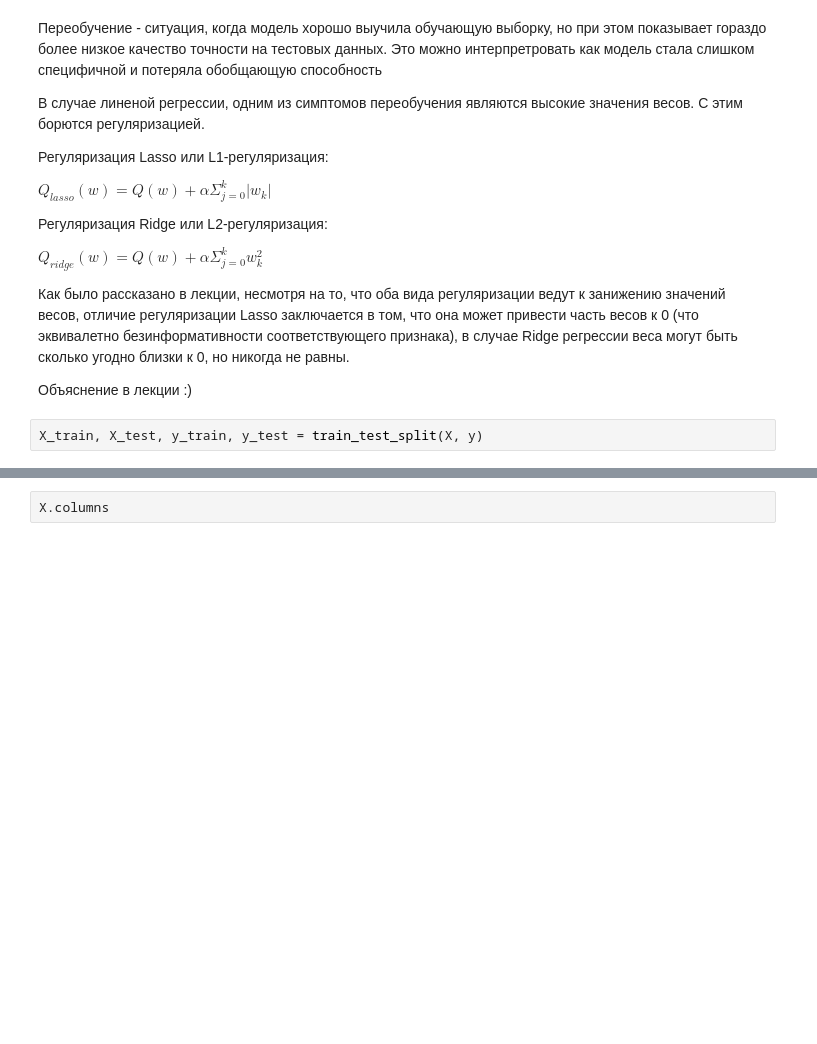
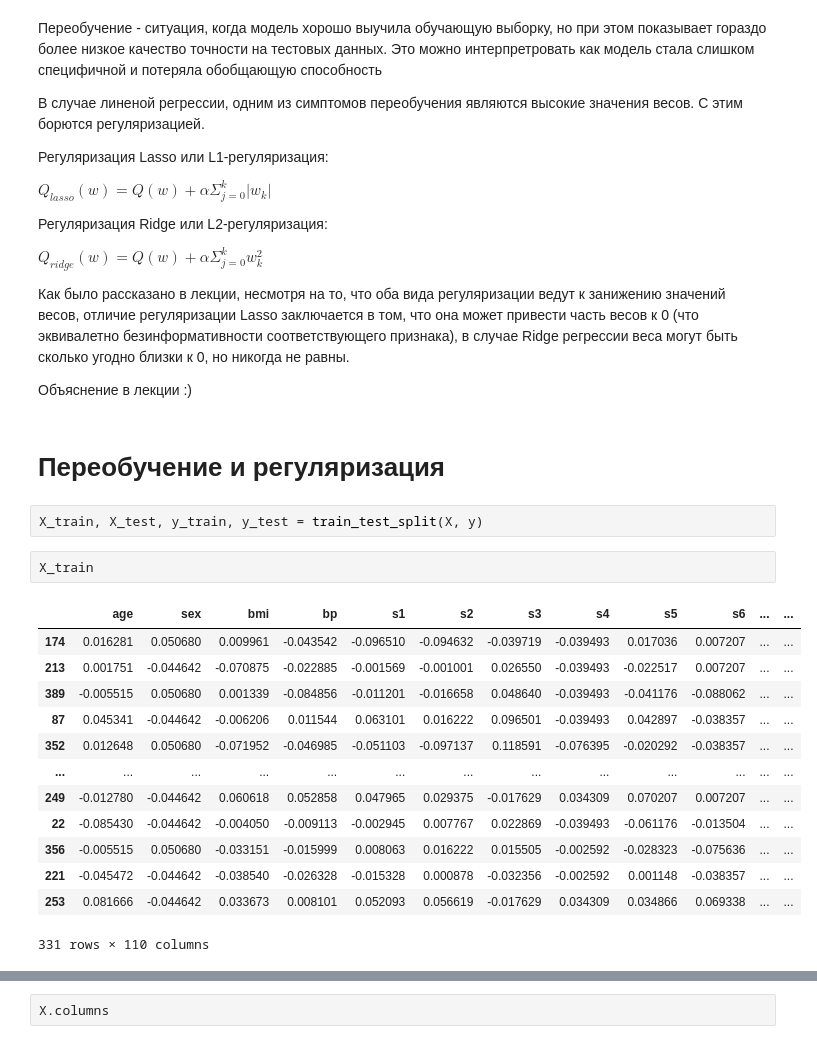
Before and after one commit to markblumenau/DA10_machine_learning, a Jupyter notebook: seminars/sem_02-03.ipynb, the cells around one changed output, grey strips where cells are left out. Drawn from its saved outputs; the diff is of its cells as text; blank space fills up the shorter version.

```diff
--- a/seminars/sem_02-03.ipynb
+++ b/seminars/sem_02-03.ipynb
@@ -392,8 +390,26 @@ $Q_{ridge}(w) = Q(w) + \alpha \Sigma_{j=0}^{k}w_{k}^{2}$
 Как было рассказано в лекции, несмотря на то, что оба вида регуляризации ведут к занижению значений весов, отличие регуляризации Lasso заключается в том, что она может привести часть весов к 0 (что эквивалетно безинформативности  соответствующего признака), в случае Ridge регрессии веса могут быть сколько угодно близки к 0, но никогда не равны.
 
 Объяснение в лекции :)
+# %% [markdown]
+# Переобучение и регуляризация
 # %%
 X_train, X_test, y_train, y_test = train_test_split(X, y)
+# %%
+X_train
+# %% [output]
+|  | age | sex | bmi | bp | s1 | s2 | s3 | s4 | s5 | s6 | ... | ... |
+| 174 | 0.016281 | 0.050680 | 0.009961 | -0.043542 | -0.096510 | -0.094632 | -0.039719 | -0.039493 | 0.017036 | 0.007207 | ... | ... |
+| 213 | 0.001751 | -0.044642 | -0.070875 | -0.022885 | -0.001569 | -0.001001 | 0.026550 | -0.039493 | -0.022517 | 0.007207 | ... | ... |
+| 389 | -0.005515 | 0.050680 | 0.001339 | -0.084856 | -0.011201 | -0.016658 | 0.048640 | -0.039493 | -0.041176 | -0.088062 | ... | ... |
+| 87 | 0.045341 | -0.044642 | -0.006206 | 0.011544 | 0.063101 | 0.016222 | 0.096501 | -0.039493 | 0.042897 | -0.038357 | ... | ... |
+| 352 | 0.012648 | 0.050680 | -0.071952 | -0.046985 | -0.051103 | -0.097137 | 0.118591 | -0.076395 | -0.020292 | -0.038357 | ... | ... |
+| ... | ... | ... | ... | ... | ... | ... | ... | ... | ... | ... | ... | ... |
+| 249 | -0.012780 | -0.044642 | 0.060618 | 0.052858 | 0.047965 | 0.029375 | -0.017629 | 0.034309 | 0.070207 | 0.007207 | ... | ... |
+| 22 | -0.085430 | -0.044642 | -0.004050 | -0.009113 | -0.002945 | 0.007767 | 0.022869 | -0.039493 | -0.061176 | -0.013504 | ... | ... |
+| 356 | -0.005515 | 0.050680 | -0.033151 | -0.015999 | 0.008063 | 0.016222 | 0.015505 | -0.002592 | -0.028323 | -0.075636 | ... | ... |
+| 221 | -0.045472 | -0.044642 | -0.038540 | -0.026328 | -0.015328 | 0.000878 | -0.032356 | -0.002592 | 0.001148 | -0.038357 | ... | ... |
+| 253 | 0.081666 | -0.044642 | 0.033673 | 0.008101 | 0.052093 | 0.056619 | -0.017629 | 0.034309 | 0.034866 | 0.069338 | ... | ... |
+331 rows × 110 columns
 # %%
 lr_mse.fit(X_train, y_train)
 
```
Also changed, not shown: parts of 20 cells of this notebook, 8 other files.
